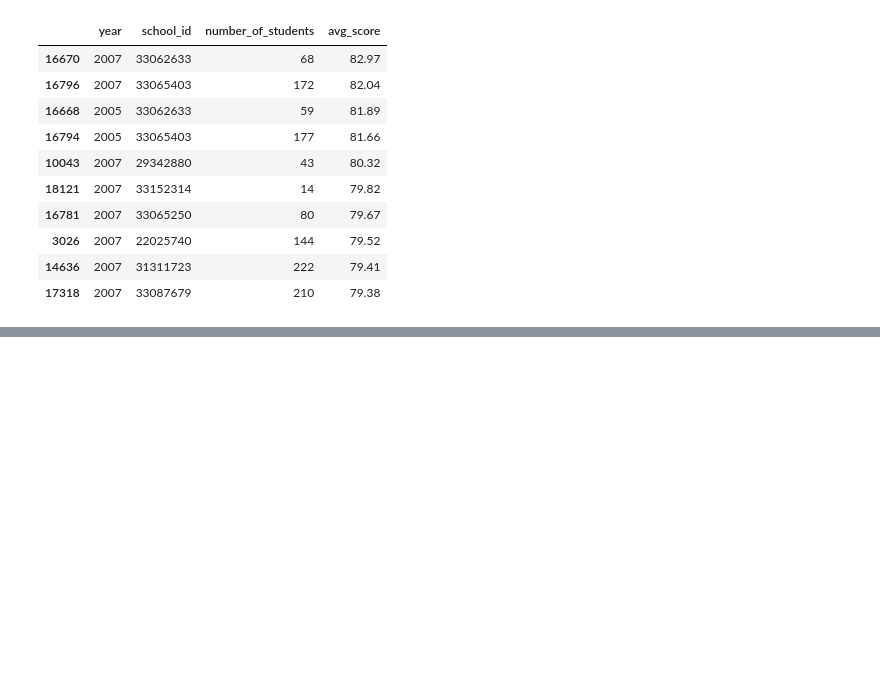
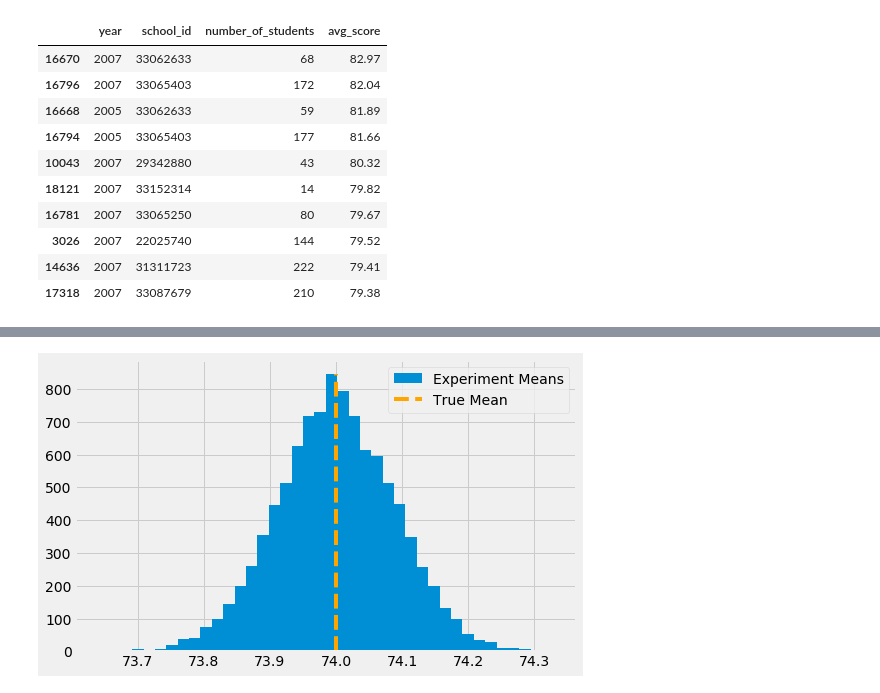
Before and after one commit to xieliaing/CausalInferenceIntro, a Jupyter notebook: chapters/03 第三章 统计学回顾：最危险的公式.ipynb, the cells around one changed output, grey strips where cells are left out. Saved outputs shown, nothing was run; the diff lists cells and outputs as text; code cells hidden in the pictures; blank space fills up the shorter version.

```diff
--- a/chapters/03 第三章 统计学回顾：最危险的公式.ipynb
+++ b/chapters/03 第三章 统计学回顾：最危险的公式.ipynb
@@ -44,0 +124,16 @@ df.sort_values(by="avg_score", ascending=False).head(10)
+# %%
+true_std = 2
+true_mean = 74
+
+n = 500
+def run_experiment():
+    return np.random.normal(true_mean,true_std, 500)
+
+np.random.seed(42)
+
+plt.figure(figsize=(8,5))
+freq, bins, img = plt.hist([run_experiment().mean() for _ in range(10000)], bins=40, label="Experiment Means")
+plt.vlines(true_mean, ymin=0, ymax=freq.max(), linestyles="dashed", label="True Mean", color="orange")
+plt.legend();
+# %% [output]
+[figure, added]
```
Also changed, not shown: parts of 8 cells of this notebook.
